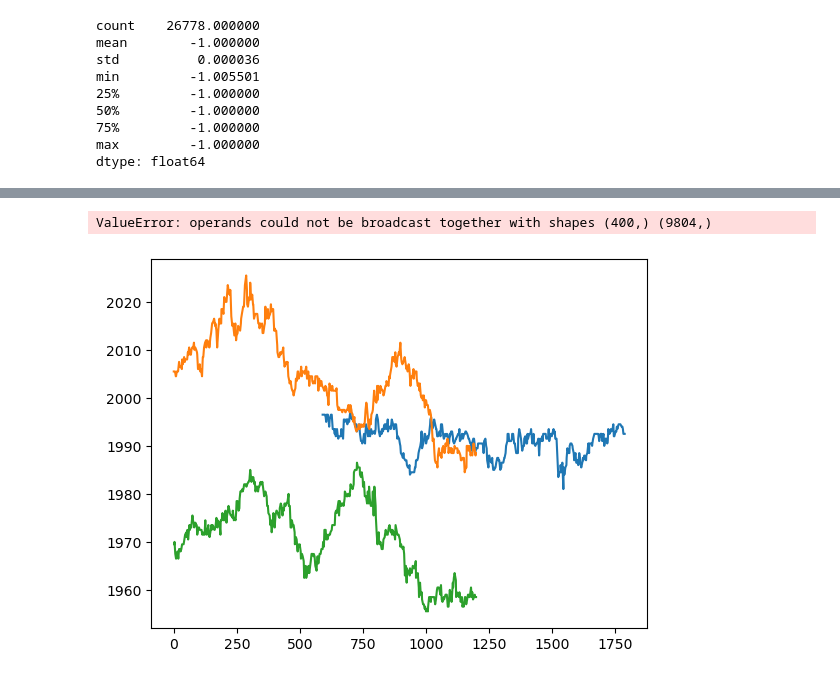
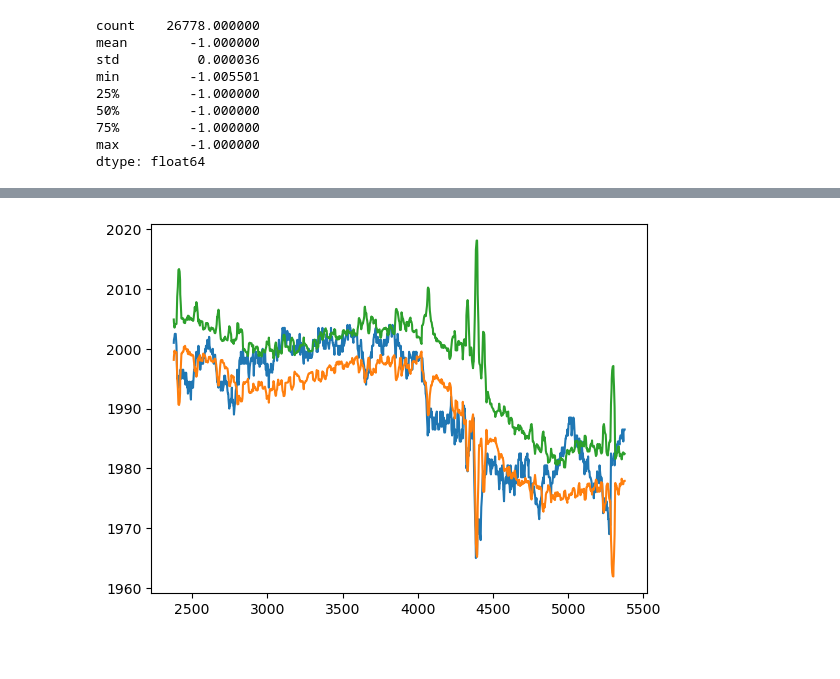
Before and after one commit to IMC-Prosperity-Granite-Flow/IMC_Prosperity3_GraniteFlow, a Jupyter notebook: src/analysis/round1/price_round.ipynb, the cells around one changed output, grey strips where cells are left out. Saved outputs shown, nothing was run; the diff lists cells and outputs as text; code cells hidden in the pictures.

```diff
--- a/src/analysis/round1/price_round.ipynb
+++ b/src/analysis/round1/price_round.ipynb
@@ -110,6 +110,8 @@ def generate_features(df):
         df['vol_10'] = df['mid_price'].rolling(10).std()
         df['kurt_50'] = df['log_return_5'].rolling(50).apply(lambda x: kurtosis(x, fisher=False), raw=True)
         df['mid_mean_20'] = df['mid_price'].rolling(20).mean()
+        df['mid_mean_100'] = df['mid_price'].rolling(100).mean()
+        df['mid_mean_200'] = df['mid_price'].rolling(200).mean()
         df['mid_reversion_gap'] = df['mid_price'] - df['mid_mean_20']
         df['orderbook_imbalance'] = (df['bid_volume'] - df['ask_volume']) / (df['bid_volume'] + df['ask_volume'] )
         df['depth_ratio'] = df['bid_volume_1'] / (df['bid_volume'])
@@ -402,13 +418,14 @@ df_ink2 = df_ink[df_ink['day'] == 0]
 # %%
 import matplotlib.pyplot as plt
-plt.plot(df_ink0['mid_price'][:400])
-plt.plot(df_ink1['mid_price'][:400])
-plt.plot(df_ink2['mid_price'][:400])
+plt.plot(df_ink0['mid_price'][:1000])
+plt.plot(df_ink0['mid_mean_200'][:1000]-df_ink0['vol_10'][:1000] * 3)
+plt.plot(df_ink0['mid_mean_200'][:1000]+df_ink0['vol_10'][:1000] * 3)
+#plt.plot(df_ink1['mid_price'][:400])
+#plt.plot(df_ink2['mid_price'][:400])
 #以vol_10为宽度、mid_price为中心，画出标准差的上下界
-plt.fill_between(df_ink0.index[:400], df_ink0['mid_price'][:400]-df_ink0['vol_10'][:400], df_ink0['mid_price'][:400]+df_ink0['vol_10'][:400], alpha=1)
-plt.fill_between(df_ink1.index[:400], df_ink1['mid_price'][:400]-df_ink1['vol_10'][:400], df_ink1['mid_price'][:400]+df_ink1['vol_10'][:400], alpha=1)
-plt.fill_between(df_ink2.index[:400], df_ink2['mid_price'][:400]-df_ink2['vol_10'][:400], df_ink2['mid_price'][:400]+df_ink2['vol_10'][:400], alpha=1)
+#plt.fill_between(df_ink0.index[:400], df_ink0['mid_price'][:400]-df_ink0['vol_10'][:400], df_ink0['mid_price'][:400]+df_ink0['vol_10'][:400], alpha=1)
+#plt.fill_between(df_ink1.index[:400], df_ink2['mid_price'][:400]-df_ink2['vol_10'][:400], df_ink2['mid_price'][:400]+df_ink2['vol_10'][:400], alpha=1)
+#plt.fill_between(df_ink2.index[:400], df_ink2['mid_price'][:400]-df_ink2['vol_10'][:400], df_ink2['mid_price'][:400]+df_ink2['vol_10'][:400], alpha=1)
 plt.show()
 # %% [output]
-ValueError: operands could not be broadcast together with shapes (400,) (9804,)
-[figure, old version]
+[figure, new version]
```
Also changed, not shown: parts of 16 cells of this notebook, 5 other files.
